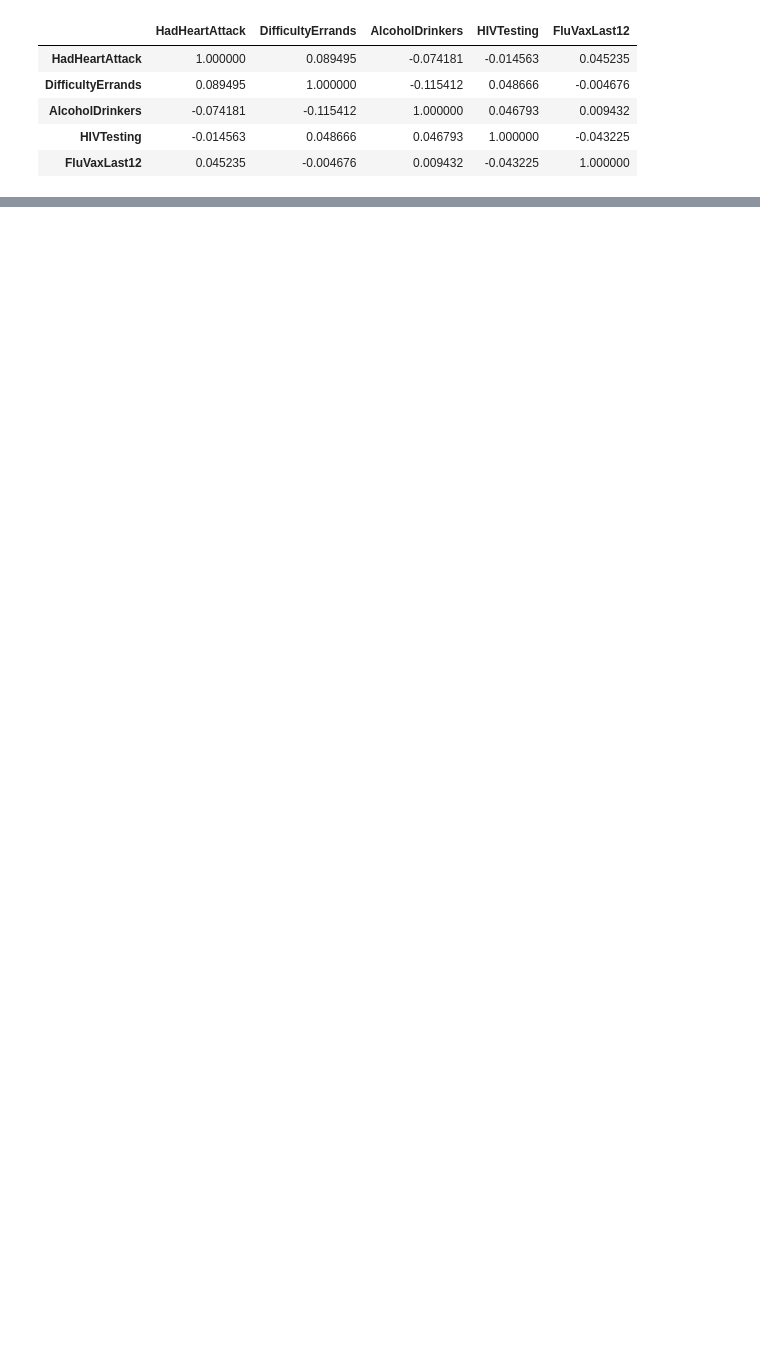
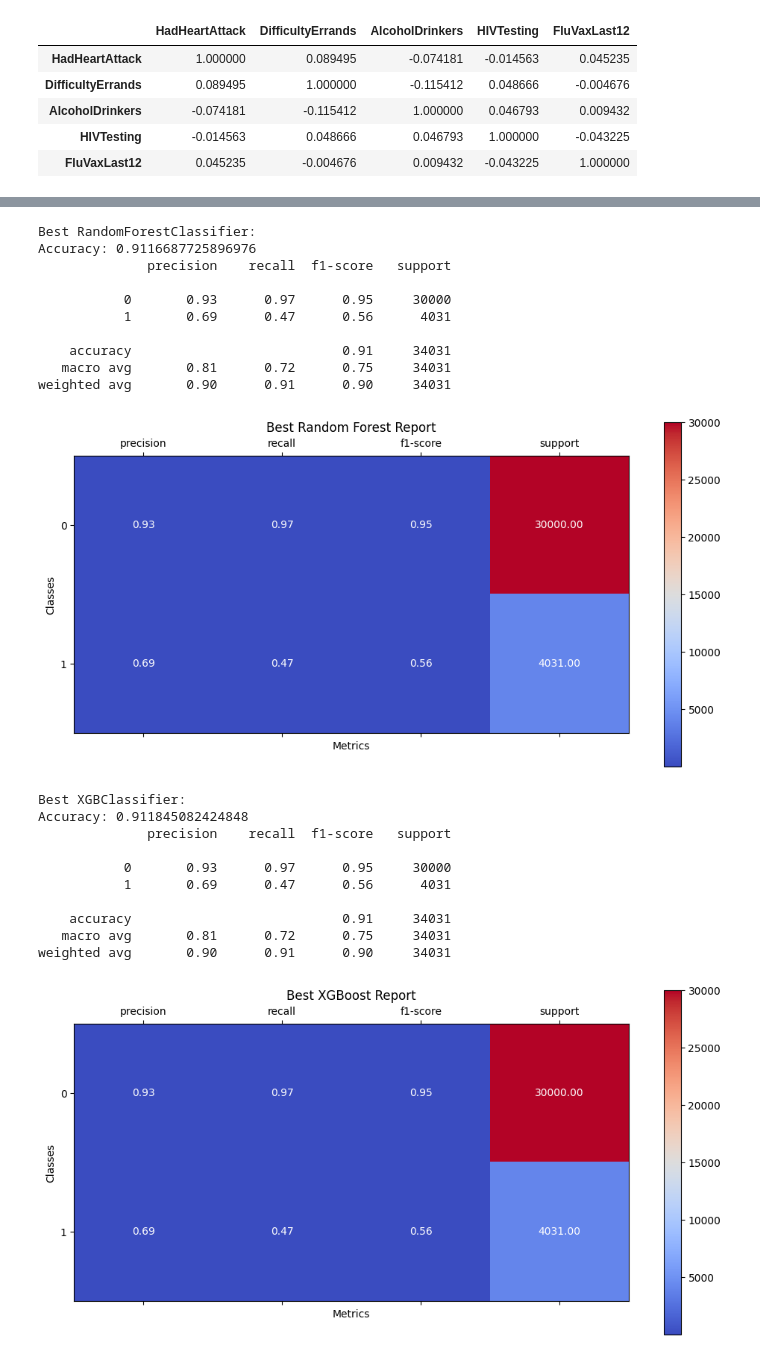
Before and after one commit to vggajam/heart-disease-prediction, a Jupyter notebook: Code/03-EDA.ipynb, the cells around one changed output, grey strips where cells are left out. Cells and saved outputs as stored; diff of their text form; code cells hidden in the pictures; blank space fills up the shorter version.

```diff
--- a/Code/03-EDA.ipynb
+++ b/Code/03-EDA.ipynb
@@ -659,0 +894,44 @@ for model in [LrModel,DtModel,Rfmodel,Abmodel,Gbmodel,Xgbmodel]:
+# %%
+# Best Random Forest model
+best_rf_params = {'n_estimators': 50, 'min_samples_split': 5, 'max_features': None, 'max_depth': 10}
+best_rf_model = RandomForestClassifier(**best_rf_params)
+best_rf_model.fit(X_train, y_train)
+y_pred_rf = best_rf_model.predict(X_test)
+print("Best RandomForestClassifier:")
+print(f"Accuracy: {accuracy_score(y_test, y_pred_rf)}")
+print(classification_report(y_test, y_pred_rf))
+plot_report(classification_report(y_test, y_pred_best, output_dict=True), 'Best Random Forest')
+
+
+# Best XGBoost model
+best_xgb_params = {'subsample': 0.9, 'n_estimators': 100, 'max_depth': 5, 'learning_rate': 0.1}
+best_xgb_model = XGBClassifier(**best_xgb_params)
+best_xgb_model.fit(X_train, y_train)
+y_pred_xgb = best_xgb_model.predict(X_test)
+print("\nBest XGBClassifier:")
+print(f"Accuracy: {accuracy_score(y_test, y_pred_xgb)}")
+print(classification_report(y_test, y_pred_xgb))
+plot_report(classification_report(y_test, y_pred_best, output_dict=True), 'Best XGBoost')
+# %% [output]
+Best RandomForestClassifier:
+Accuracy: 0.9116687725896976
+              precision    recall  f1-score   support
+
+           0       0.93      0.97      0.95     30000
+           1       0.69      0.47      0.56      4031
+
+    accuracy                           0.91     34031
+   macro avg       0.81      0.72      0.75     34031
+weighted avg       0.90      0.91      0.90     34031
+[figure, added]
+Best XGBClassifier:
+Accuracy: 0.911845082424848
+              precision    recall  f1-score   support
+
+           0       0.93      0.97      0.95     30000
+           1       0.69      0.47      0.56      4031
+
+    accuracy                           0.91     34031
+   macro avg       0.81      0.72      0.75     34031
+weighted avg       0.90      0.91      0.90     34031
+[figure, added]
```
Also changed, not shown: parts of 16 cells of this notebook.
